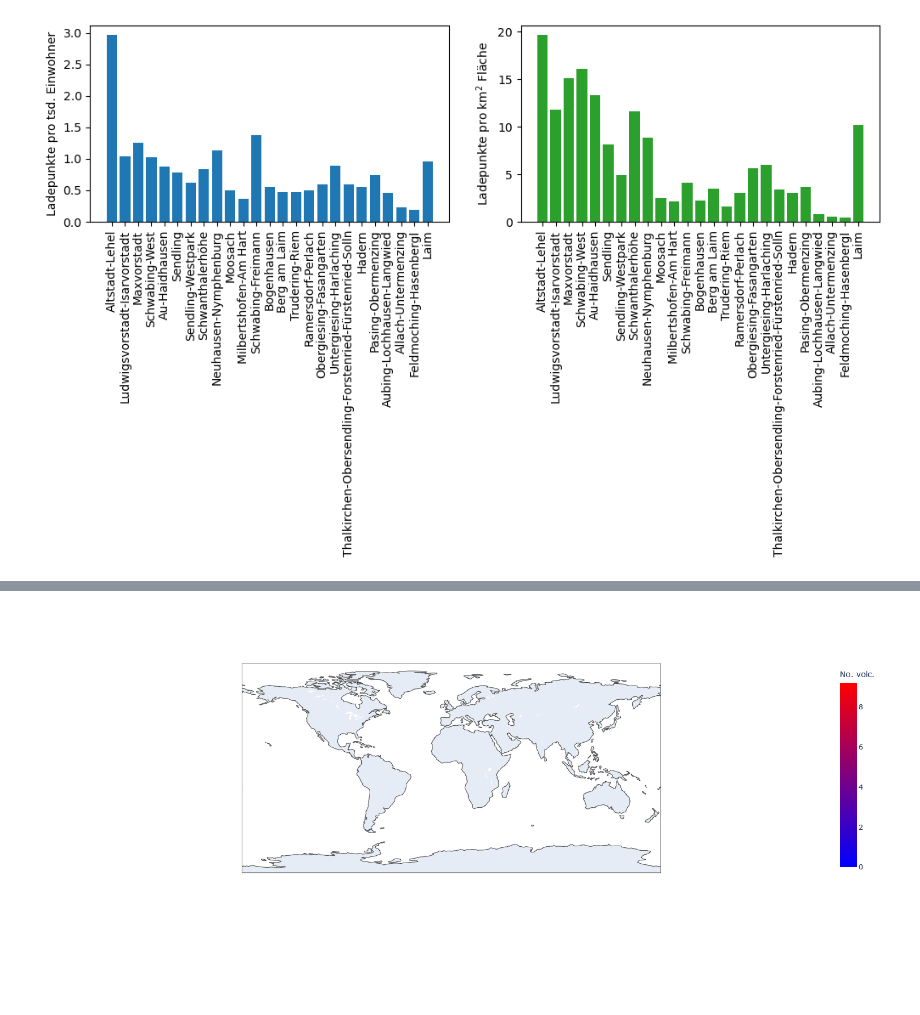
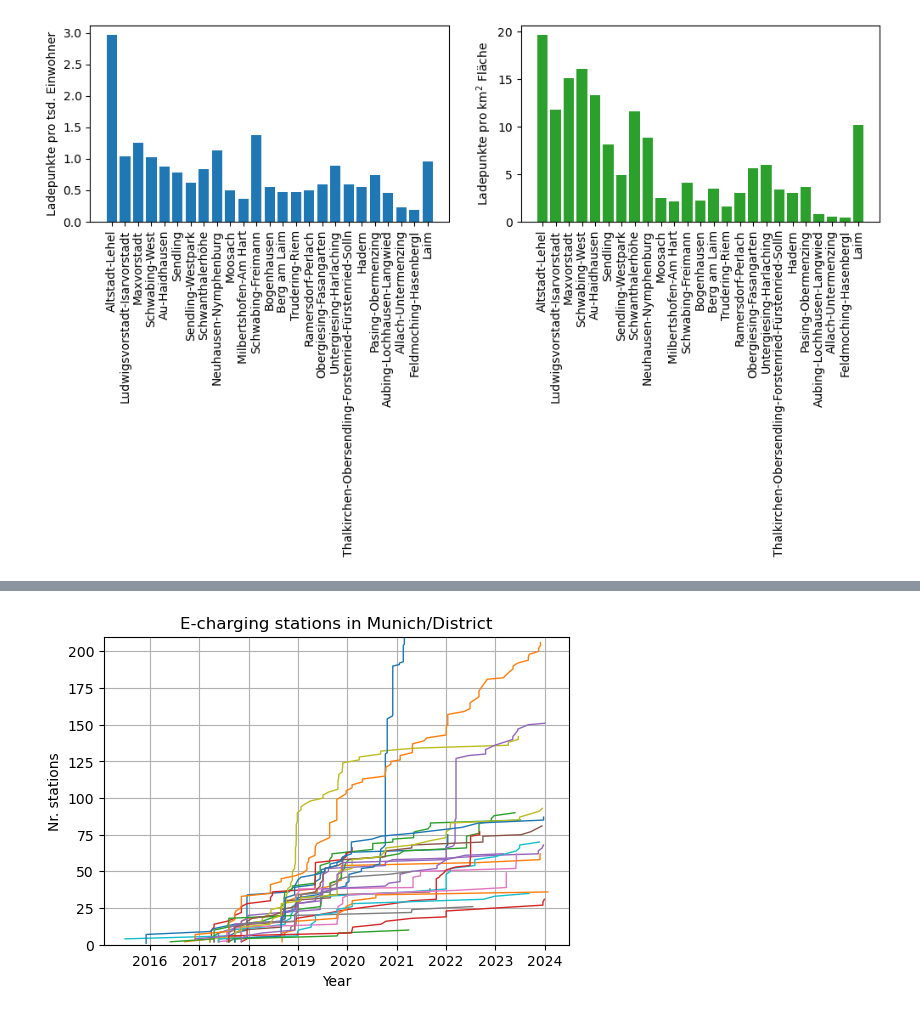
Before and after one commit to Kuroneko369/Muc_electro_vehicles, a Jupyter notebook: notebooks/ladestationen_georg.ipynb, the cells around one changed output, grey strips where cells are left out. Drawn from its saved outputs; the diff is of its cells as text; code cells hidden in the pictures; blank space fills up the shorter version.

```diff
--- a/notebooks/ladestationen_georg.ipynb
+++ b/notebooks/ladestationen_georg.ipynb
@@ -359,35 +392,20 @@ with open("../data/muc_geojson.geojson") as f:
-# %%
-fig7 = go.Figure(go.Choropleth(
-                geojson = gj_muc,
-                locations=df_BNA_merge["Bezirksname"],
-                z=df_BNA_merge["Punkte_tsd_Einw"],
-                featureidkey="properties.sb_nummer",
-                colorscale="Bluered",
-                colorbar={"title": 'No. volc.'},
-                #text=df_volc_group['Country'],
-                zmin=0, zmax=df_BNA_merge["Punkte_tsd_Einw"].max(),
-                marker_opacity=0.25,
-                #hovertemplate=
-                #    "Country: %{text}<br>" +
-                #    "Nr. volc.: %{z}<br>" +
-                #    "<extra></extra>"
-
-))
-
-
-fig7.update_layout(
-           #mapbox_style="open-street-map",
-            #mapbox_zoom=0.75,
-            width=1000, height=550,
-            #title="Volcanoes of the Earth",
-            #title_x=0.5,
-            #title_y=0.97,
-            #title_font_size=25,
-            #margin={"r":0,"t":45,"l":50,"b":0}
-            )
-
-#fig7.update_geos(projection_type="orthographic")
-
-fig7.show()
-# %% [output]
-[figure, removed]
+# %%
+df_BNA_bez_red_sort = df_BNA_bez_red.sort_values("Datum")
+# %%
+bezirke = list(range(1,26))
+# %%
+fig, ax = plt.subplots(figsize=(6,4))
+for i in bezirke:
+    ax.plot(df_BNA_bez_red_sort["Datum"][df_BNA_bez_red_sort["Bezirk"]==i], df_BNA_bez_red_sort["Ladepunkte"][df_BNA_bez_red_sort["Bezirk"]==i].cumsum(), linewidth=1)
+
+#ax.plot(df_BNA_bez_red_sort["Datum"], df_BNA_bez_red_sort["Ladepunkte"].cumsum(), linewidth=3, color="darkred")
+
+ax.set_ylim(0,210)
+ax.set_title("E-charging stations in Munich/District")
+ax.set_ylabel("Nr. stations")
+ax.set_xlabel("Year")
+plt.grid()
+#plt.savefig('E-charg_MUC.png', bbox_inches='tight')
+plt.show()
+# %% [output]
+[figure, added]
```
Also changed, not shown: parts of 35 cells of this notebook, 1 other file.
